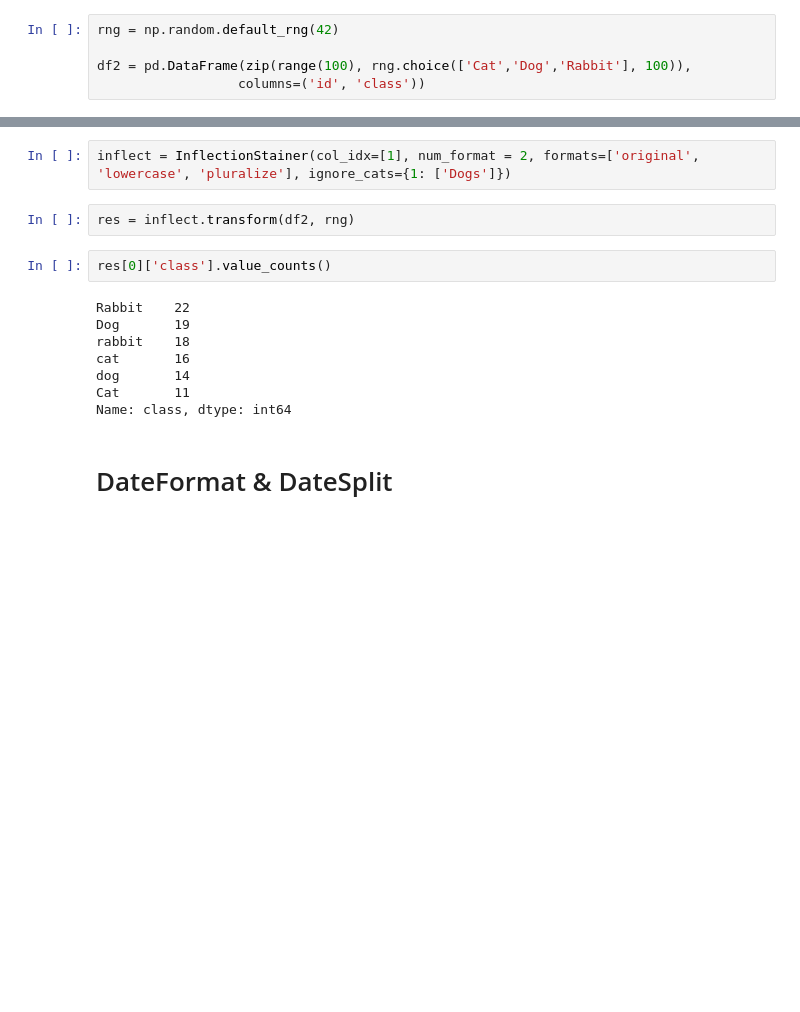
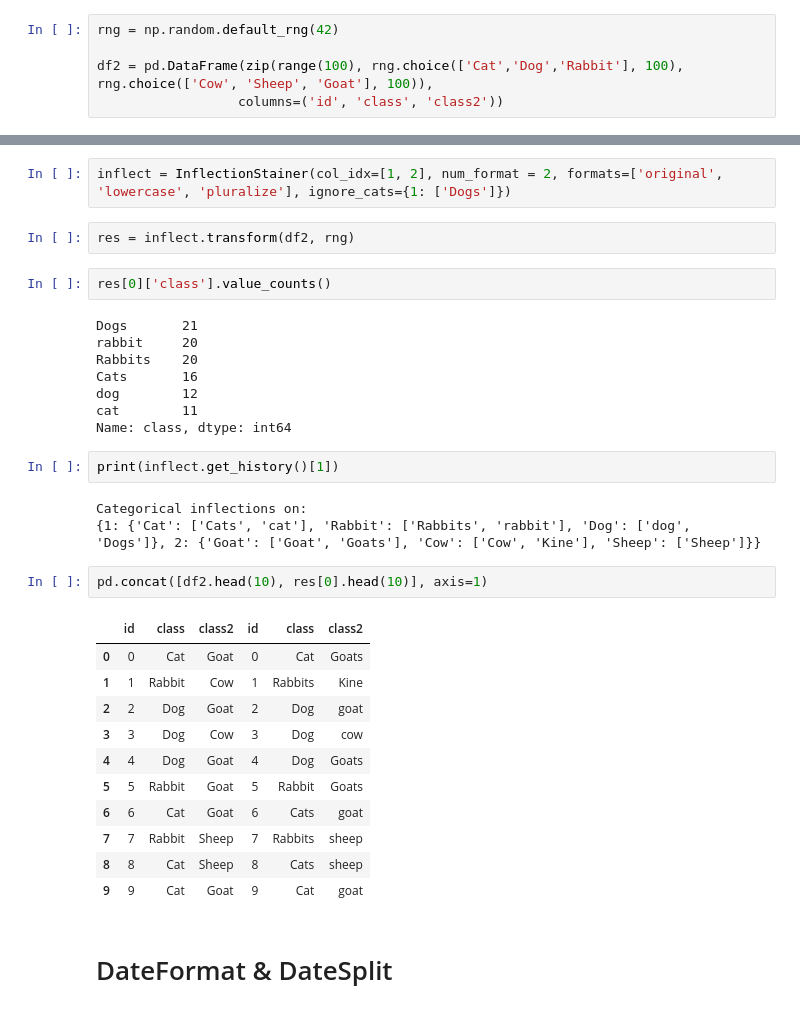
Before and after one commit to joeltanwr/DirtyDF, a Jupyter notebook: test_mtjjv.ipynb, the cells around one changed output, grey strips where cells are left out. Drawn from its saved outputs; the diff is of its cells as text; blank space fills up the shorter version.

Commit message:
Updated stainer history messages

```diff
--- a/test_mtjjv.ipynb
+++ b/test_mtjjv.ipynb
@@ -166,5 +166,5 @@ res.print_history()
 # %%
 rng = np.random.default_rng(42)
 
-df2 = pd.DataFrame(zip(range(100), rng.choice(['Cat','Dog','Rabbit'], 100)),
-                  columns=('id', 'class'))
+df2 = pd.DataFrame(zip(range(100), rng.choice(['Cat','Dog','Rabbit'], 100), rng.choice(['Cow', 'Sheep', 'Goat'], 100)),
+                  columns=('id', 'class', 'class2'))
@@ -176,19 +185,38 @@ Dog       33
 Cat       27
 Name: class, dtype: int64
 # %%
-inflect = InflectionStainer(col_idx=[1], num_format = 2, formats=['original', 'lowercase', 'pluralize'], ignore_cats={1: ['Dogs']})
+inflect = InflectionStainer(col_idx=[1, 2], num_format = 2, formats=['original', 'lowercase', 'pluralize'], ignore_cats={1: ['Dogs']})
 # %%
 res = inflect.transform(df2, rng)
 # %%
 res[0]['class'].value_counts()
 # %% [output]
-Rabbit    22
-Dog       19
-rabbit    18
-cat       16
-dog       14
-Cat       11
+Dogs       21
+rabbit     20
+Rabbits    20
+Cats       16
+dog        12
+cat        11
 Name: class, dtype: int64
+# %%
+print(inflect.get_history()[1])
+# %% [output]
+Categorical inflections on:
+{1: {'Cat': ['Cats', 'cat'], 'Rabbit': ['Rabbits', 'rabbit'], 'Dog': ['dog', 'Dogs']}, 2: {'Goat': ['Goat', 'Goats'], 'Cow': ['Cow', 'Kine'], 'Sheep': ['Sheep']}}
+# %%
+pd.concat([df2.head(10), res[0].head(10)], axis=1)
+# %% [output]
+|  | id | class | class2 | id | class | class2 |
+| 0 | 0 | Cat | Goat | 0 | Cat | Goats |
+| 1 | 1 | Rabbit | Cow | 1 | Rabbits | Kine |
+| 2 | 2 | Dog | Goat | 2 | Dog | goat |
+| 3 | 3 | Dog | Cow | 3 | Dog | cow |
+| 4 | 4 | Dog | Goat | 4 | Dog | Goats |
+| 5 | 5 | Rabbit | Goat | 5 | Rabbit | Goats |
+| 6 | 6 | Cat | Goat | 6 | Cats | goat |
+| 7 | 7 | Rabbit | Sheep | 7 | Rabbits | sheep |
+| 8 | 8 | Cat | Sheep | 8 | Cats | sheep |
+| 9 | 9 | Cat | Goat | 9 | Cat | goat |
 # %% [markdown]
 # DateFormat & DateSplit
 # %%
```
Also changed, not shown: parts of 5 cells of this notebook, 1 other file.
